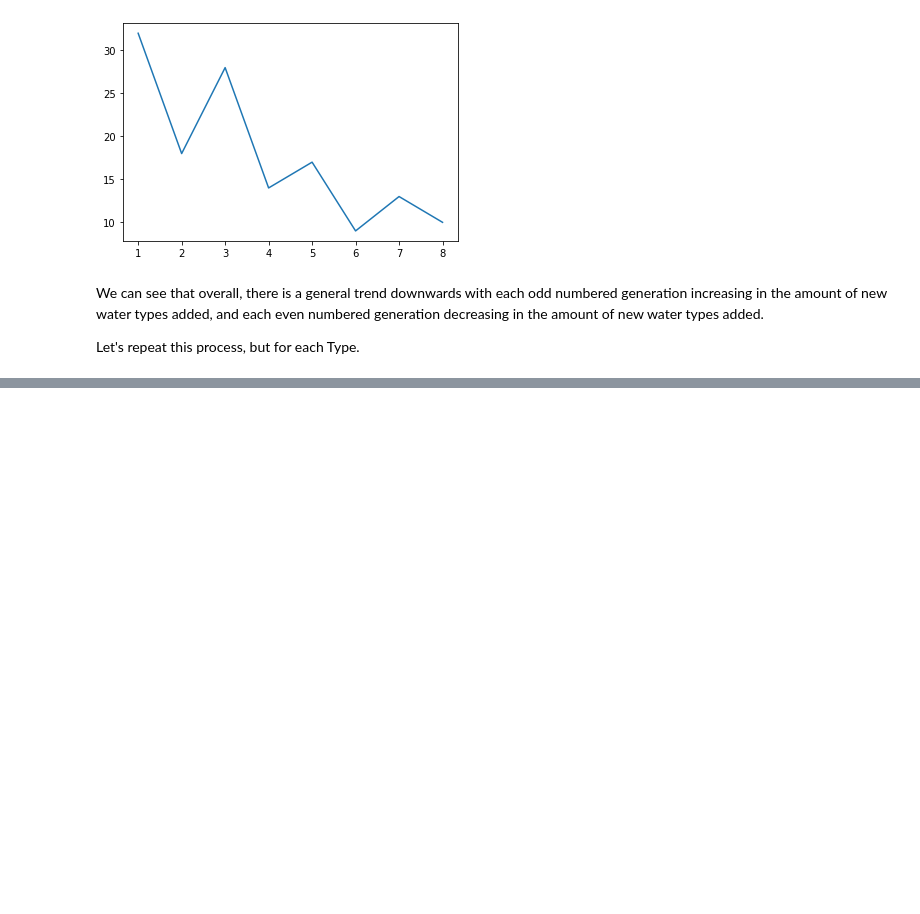
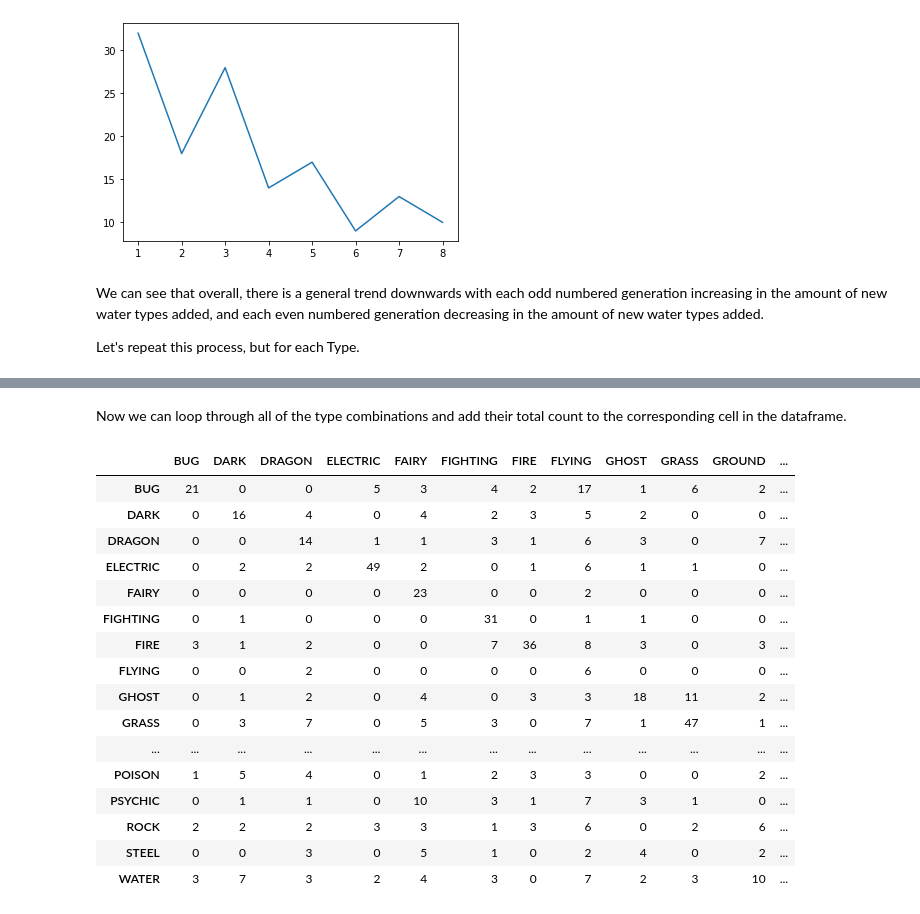
Before and after one commit to hb33green/235_Final_Pokemon, a Jupyter notebook: Baxter_Final_Project.ipynb, the cells around one changed output, grey strips where cells are left out. Drawn from its saved outputs; the diff is of its cells as text; code cells hidden in the pictures; blank space fills up the shorter version.

```diff
--- a/Baxter_Final_Project.ipynb
+++ b/Baxter_Final_Project.ipynb
@@ -237,0 +304,4 @@ The plot is a bit muddled, but it seems as if all of the typing follows the same
+# %%
+pokemon_dual_typing = data_clean[['Name','Subname','Generation','Type 1', 'Type 2']]
+dual_typing_in_order = pokemon_dual_typing.rename(columns = {'Type 1' : 'Type_1', 'Type 2' : 'Type_2'}).set_index(['Type_1', 'Type_2']).sort_index()
+dual_typing_in_order.head()
@@ -237,0 +316,30 @@ The plot is a bit muddled, but it seems as if all of the typing follows the same
+# %% [markdown]
+Now we can loop through all of the type combinations and add their total count to the corresponding cell in the dataframe.
+# %%
+for i in types :
+    for j in types :
+        if i == j :
+            temp = "None"
+        else :
+            temp = j
+        cur_len = len(dual_typing_in_order.query('Type_1 == @i & Type_2 == @temp'))
+        dual_type_counter.loc[i, j] = cur_len
+dual_type_counter
+# %% [output]
+|  | BUG | DARK | DRAGON | ELECTRIC | FAIRY | FIGHTING | FIRE | FLYING | GHOST | GRASS | GROUND | ... |
+| BUG | 21 | 0 | 0 | 5 | 3 | 4 | 2 | 17 | 1 | 6 | 2 | ... |
+| DARK | 0 | 16 | 4 | 0 | 4 | 2 | 3 | 5 | 2 | 0 | 0 | ... |
+| DRAGON | 0 | 0 | 14 | 1 | 1 | 3 | 1 | 6 | 3 | 0 | 7 | ... |
+| ELECTRIC | 0 | 2 | 2 | 49 | 2 | 0 | 1 | 6 | 1 | 1 | 0 | ... |
+| FAIRY | 0 | 0 | 0 | 0 | 23 | 0 | 0 | 2 | 0 | 0 | 0 | ... |
+| FIGHTING | 0 | 1 | 0 | 0 | 0 | 31 | 0 | 1 | 1 | 0 | 0 | ... |
+| FIRE | 3 | 1 | 2 | 0 | 0 | 7 | 36 | 8 | 3 | 0 | 3 | ... |
+| FLYING | 0 | 0 | 2 | 0 | 0 | 0 | 0 | 6 | 0 | 0 | 0 | ... |
+| GHOST | 0 | 1 | 2 | 0 | 4 | 0 | 3 | 3 | 18 | 11 | 2 | ... |
+| GRASS | 0 | 3 | 7 | 0 | 5 | 3 | 0 | 7 | 1 | 47 | 1 | ... |
+| ... | ... | ... | ... | ... | ... | ... | ... | ... | ... | ... | ... | ... |
+| POISON | 1 | 5 | 4 | 0 | 1 | 2 | 3 | 3 | 0 | 0 | 2 | ... |
+| PSYCHIC | 0 | 1 | 1 | 0 | 10 | 3 | 1 | 7 | 3 | 1 | 0 | ... |
+| ROCK | 2 | 2 | 2 | 3 | 3 | 1 | 3 | 6 | 0 | 2 | 6 | ... |
+| STEEL | 0 | 0 | 3 | 0 | 5 | 1 | 0 | 2 | 4 | 0 | 2 | ... |
+| WATER | 3 | 7 | 3 | 2 | 4 | 3 | 0 | 7 | 2 | 3 | 10 | ... |
```
Also changed, not shown: parts of 51 cells of this notebook.
